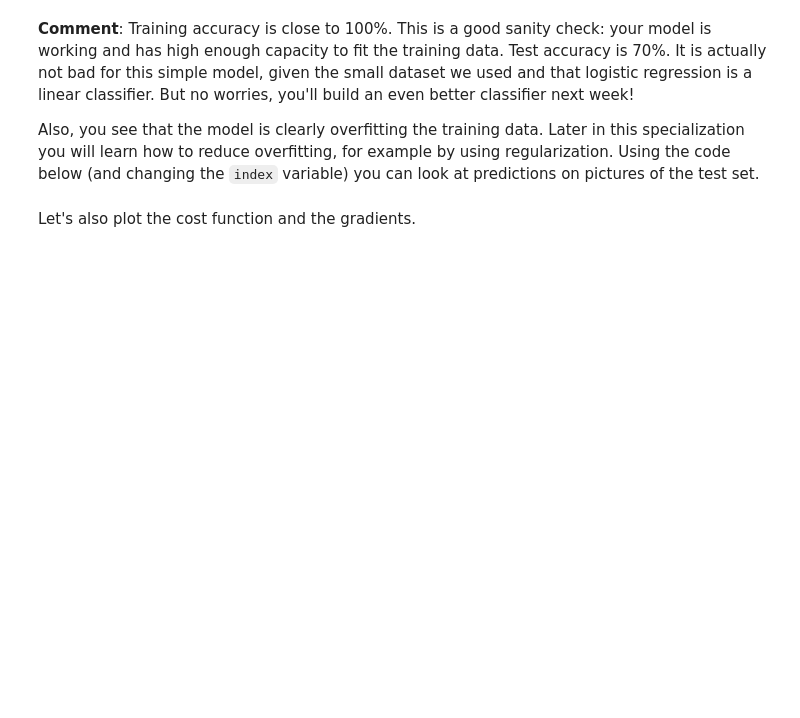
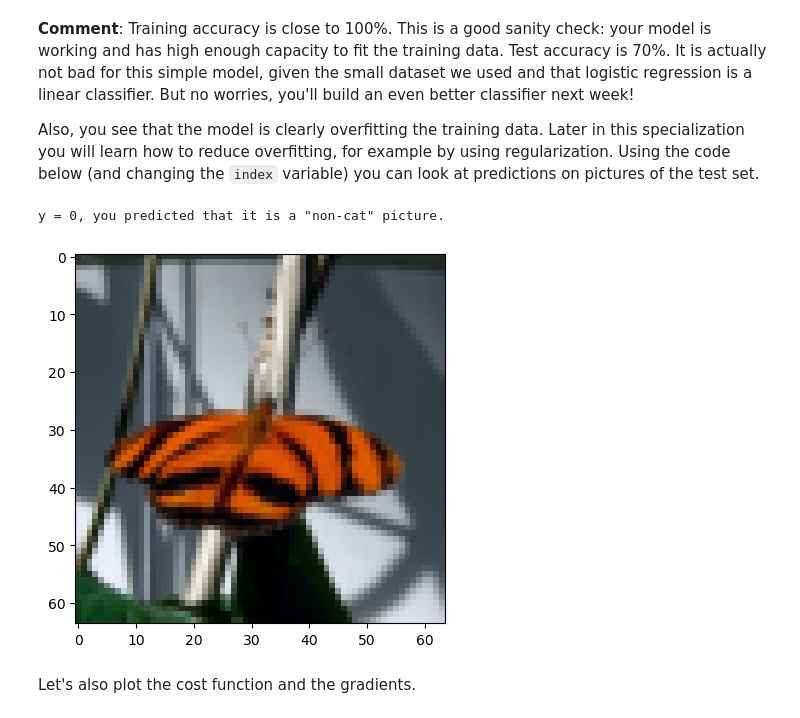
Before and after one commit to KavinduGD/ML_DeepLearning, a Jupyter notebook: 1-Neural Networks and Deep Learning/m-1/Regression with a Neural Network Mindset/Logistic_Regression_with_a_Neural_Network_mindset.ipynb, the cells around one changed output. Cells and saved outputs as stored; diff of their text form; code cells hidden in the pictures; blank space fills up the shorter version.

```diff
--- a/1-Neural Networks and Deep Learning/m-1/Regression with a Neural Network Mindset/Logistic_Regression_with_a_Neural_Network_mindset.ipynb
+++ b/1-Neural Networks and Deep Learning/m-1/Regression with a Neural Network Mindset/Logistic_Regression_with_a_Neural_Network_mindset.ipynb
@@ -723,9 +742,12 @@ logistic_regression_model = model(train_set_x, train_set_y, test_set_x, test_set
 Also, you see that the model is clearly overfitting the training data. Later in this specialization you will learn how to reduce overfitting, for example by using regularization. Using the code below (and changing the `index` variable) you can look at predictions on pictures of the test set.
 # %%
 # Example of a picture that was wrongly classified.
-index = 1
+index = 45
 plt.imshow(test_set_x[:, index].reshape((num_px, num_px, 3)))
 print ("y = " + str(test_set_y[0,index]) + ", you predicted that it is a \"" + classes[int(logistic_regression_model['Y_prediction_test'][0,index])].decode("utf-8") +  "\" picture.")
+# %% [output]
+y = 0, you predicted that it is a "non-cat" picture.
+[figure, added]
 # %% [markdown]
 Let's also plot the cost function and the gradients.
 # %%
```
Also changed, not shown: parts of 13 cells of this notebook.
